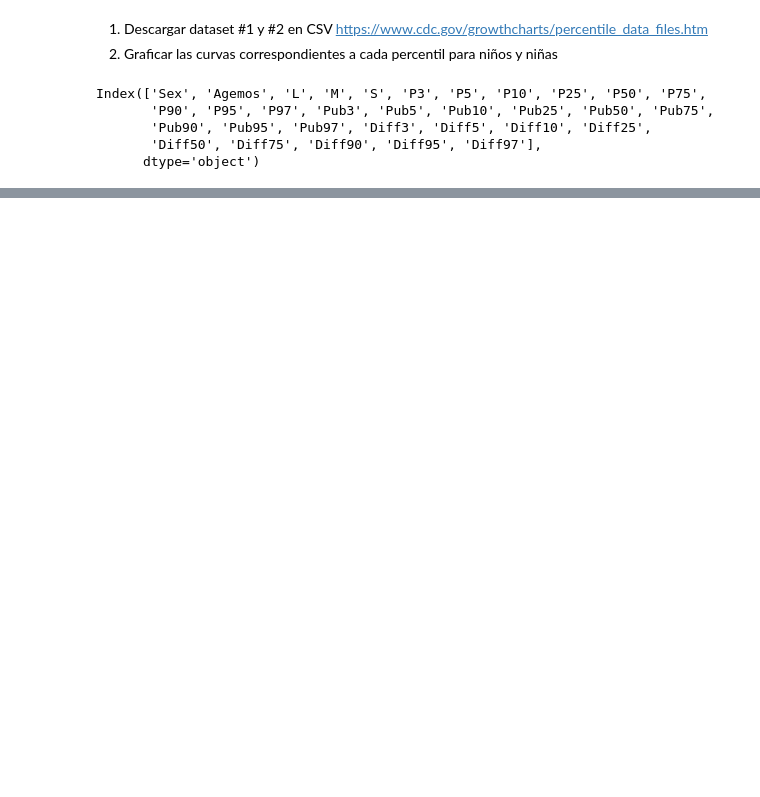
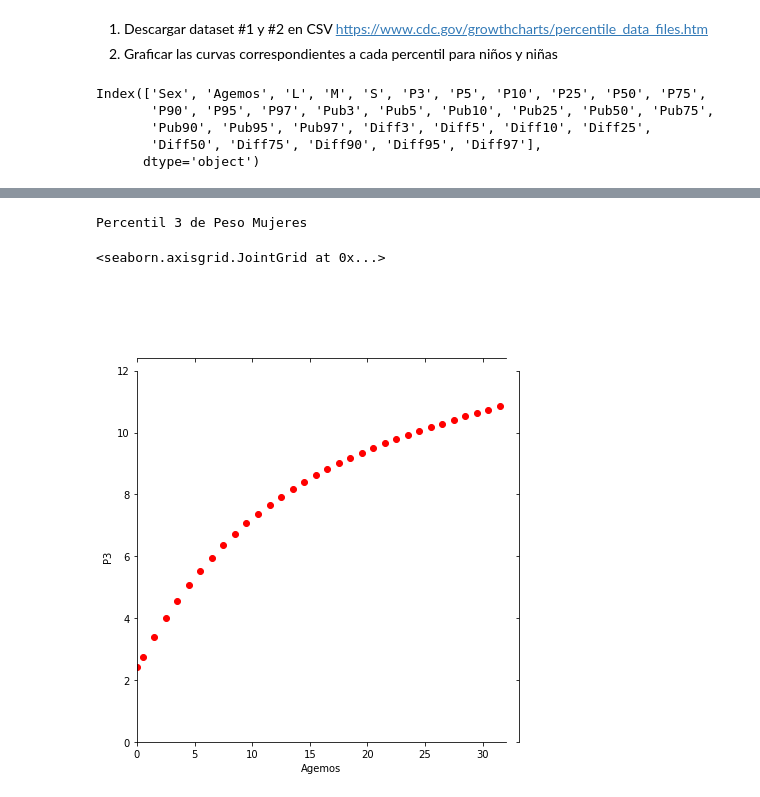
Before and after one commit to david-gonzalez/diplodatos, a Jupyter notebook: analisis_exploratorio_y_curacion_de_datos/Entregables/Tablas de Crecimiento/Percentiles Talla.ipynb, the cells around one changed output, grey strips where cells are left out. Drawn from its saved outputs; the diff is of its cells as text; code cells hidden in the pictures; blank space fills up the shorter version.

```diff
--- a/analisis_exploratorio_y_curacion_de_datos/Entregables/Tablas de Crecimiento/Percentiles Talla.ipynb
+++ b/analisis_exploratorio_y_curacion_de_datos/Entregables/Tablas de Crecimiento/Percentiles Talla.ipynb
@@ -11 +11,8 @@ ds = pandas.read_csv('lenageinf.csv')
+# %%
+ds_talla = pandas.read_csv('lenageinf.csv')
+ds_peso = pandas.read_csv('wtageinf.csv')
+ds_talla_varones = ds_talla[ds_talla.Sex == "1"]
+ds_talla_mujeres = ds_talla[ds_talla.Sex == "2"]
+ds_peso_varones = ds_peso[ds_peso.Sex == 1]
+ds_peso_mujeres = ds_peso[ds_peso.Sex == 2]
 # %%
@@ -27,0 +60,8 @@ ds.describe()
+# %%
+print("Percentil 3 de Peso Mujeres")
+grid = sns.JointGrid("Agemos", "P3", data=ds_peso_mujeres, xlim=(0, 32), ylim=(0, 12), size=7)
+grid.plot_joint(plt.scatter, color="r")
+# %% [output]
+Percentil 3 de Peso Mujeres
+<seaborn.axisgrid.JointGrid at 0x...>
+[figure, added]
```
Also changed, not shown: parts of 8 cells of this notebook, 1 other file.
